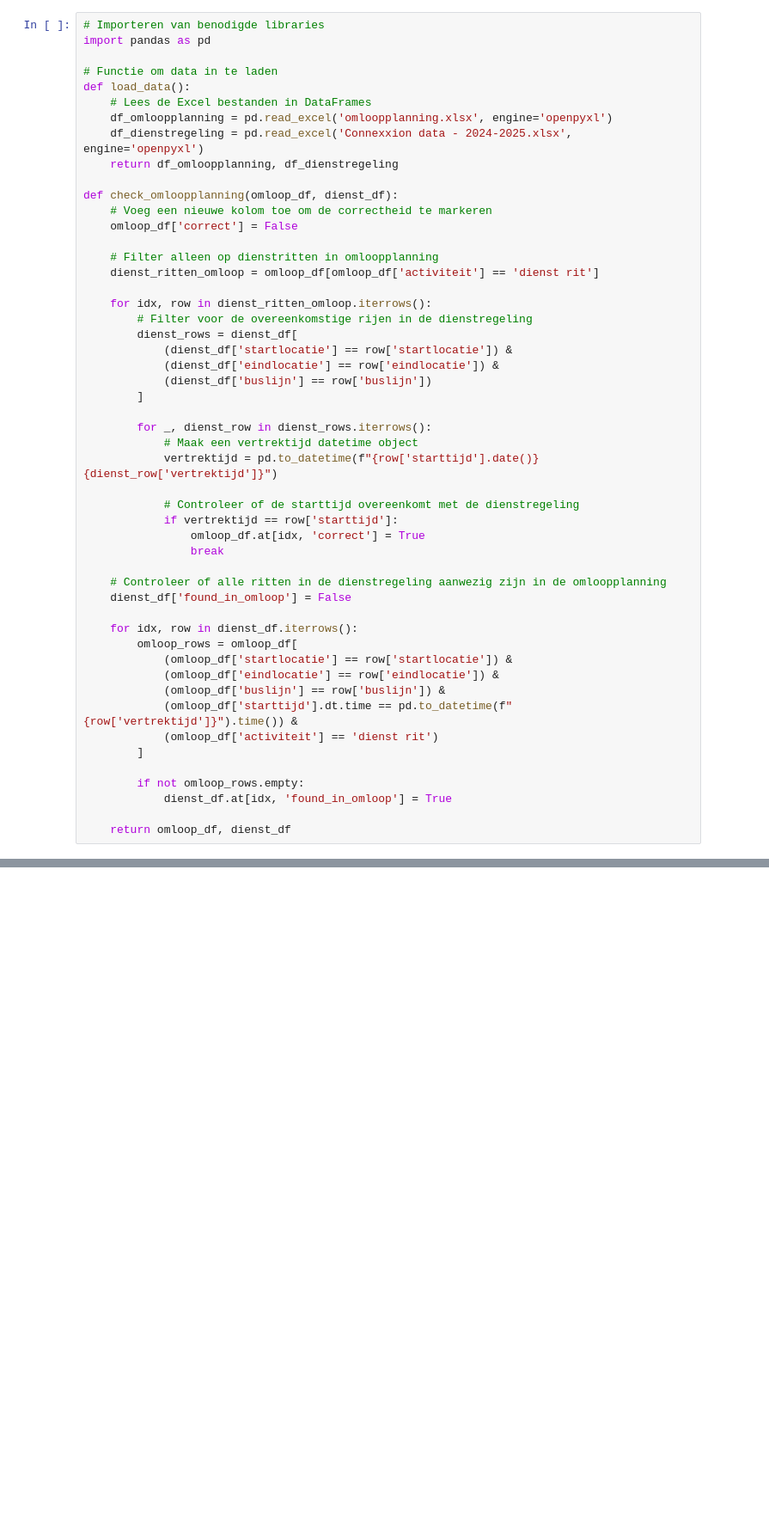
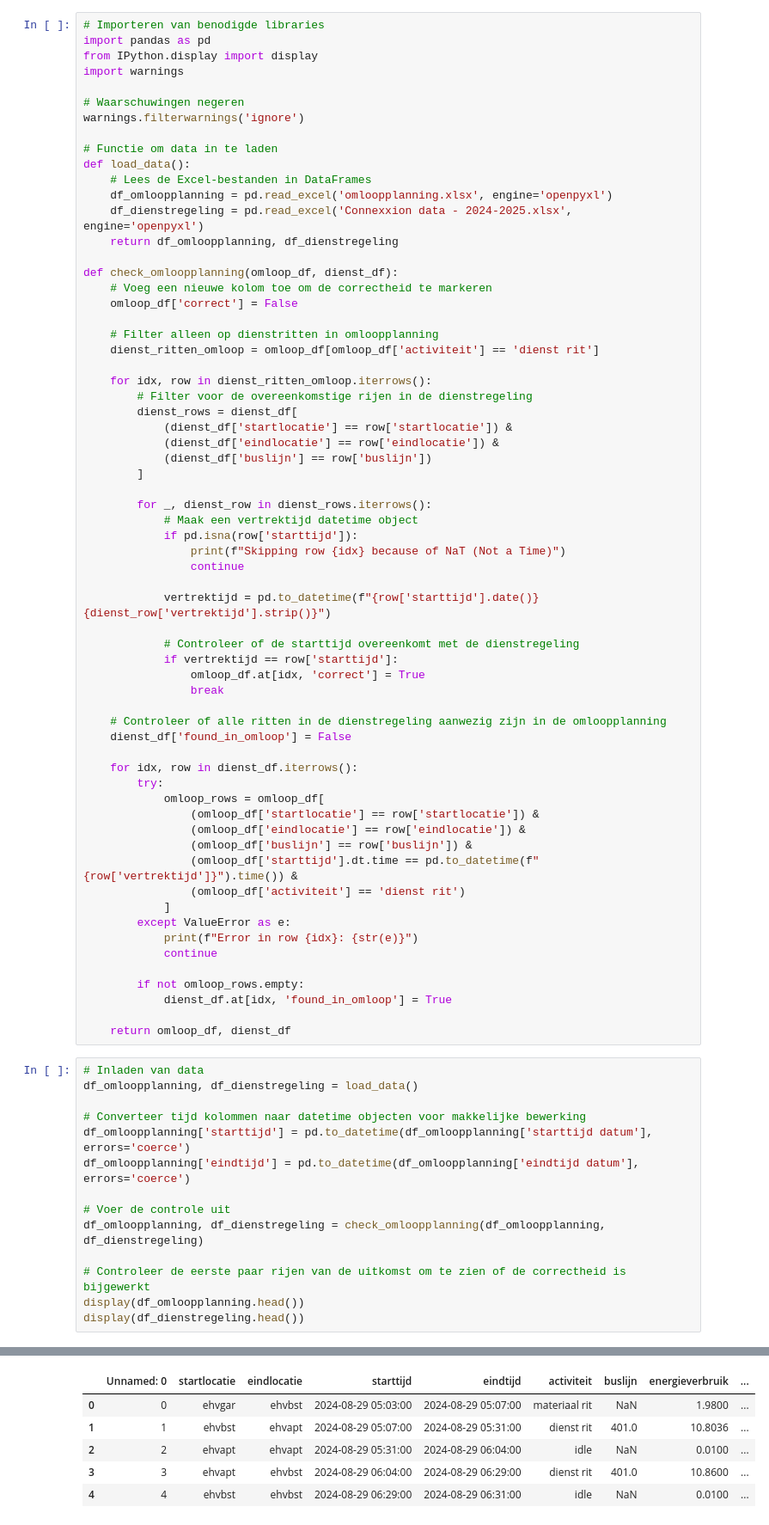
Before and after one commit to stijnvdbeek/Project-5, a Jupyter notebook: Omloopplanning correctie bepalen.ipynb, the cells around one changed output, grey strips where cells are left out. Shown: that part at 86% size. Drawn from its saved outputs; the diff is of its cells as text; blank space fills up the shorter version.

Commit message:
constraints toegepast op omloopplanning

```diff
--- a/Omloopplanning correctie bepalen.ipynb
+++ b/Omloopplanning correctie bepalen.ipynb
@@ -1,10 +5,15 @@
 # %%
 # Importeren van benodigde libraries
 import pandas as pd
+from IPython.display import display
+import warnings
+
+# Waarschuwingen negeren
+warnings.filterwarnings('ignore')
 
 # Functie om data in te laden
 def load_data():
-    # Lees de Excel bestanden in DataFrames
+    # Lees de Excel-bestanden in DataFrames
     df_omloopplanning = pd.read_excel('omloopplanning.xlsx', engine='openpyxl')
     df_dienstregeling = pd.read_excel('Connexxion data - 2024-2025.xlsx', engine='openpyxl')
     return df_omloopplanning, df_dienstregeling
@@ -26,7 +35,11 @@ def check_omloopplanning(omloop_df, dienst_df):
 
         for _, dienst_row in dienst_rows.iterrows():
             # Maak een vertrektijd datetime object
-            vertrektijd = pd.to_datetime(f"{row['starttijd'].date()} {dienst_row['vertrektijd']}")
+            if pd.isna(row['starttijd']):
+                print(f"Skipping row {idx} because of NaT (Not a Time)")
+                continue
+
+            vertrektijd = pd.to_datetime(f"{row['starttijd'].date()} {dienst_row['vertrektijd'].strip()}")
 
             # Controleer of de starttijd overeenkomt met de dienstregeling
             if vertrektijd == row['starttijd']:
@@ -37,15 +50,34 @@ def check_omloopplanning(omloop_df, dienst_df):
     dienst_df['found_in_omloop'] = False
 
     for idx, row in dienst_df.iterrows():
-        omloop_rows = omloop_df[
-            (omloop_df['startlocatie'] == row['startlocatie']) &
-            (omloop_df['eindlocatie'] == row['eindlocatie']) &
-            (omloop_df['buslijn'] == row['buslijn']) &
-            (omloop_df['starttijd'].dt.time == pd.to_datetime(f"{row['vertrektijd']}").time()) &
-            (omloop_df['activiteit'] == 'dienst rit')
-        ]
+        try:
+            omloop_rows = omloop_df[
+                (omloop_df['startlocatie'] == row['startlocatie']) &
+                (omloop_df['eindlocatie'] == row['eindlocatie']) &
+                (omloop_df['buslijn'] == row['buslijn']) &
+                (omloop_df['starttijd'].dt.time == pd.to_datetime(f"{row['vertrektijd']}").time()) &
+                (omloop_df['activiteit'] == 'dienst rit')
+            ]
+        except ValueError as e:
+            print(f"Error in row {idx}: {str(e)}")
+            continue
 
         if not omloop_rows.empty:
             dienst_df.at[idx, 'found_in_omloop'] = True
 
     return omloop_df, dienst_df
+# %%
+# Inladen van data
+df_omloopplanning, df_dienstregeling = load_data()
+
+# Converteer tijd kolommen naar datetime objecten voor makkelijke bewerking
+df_omloopplanning['starttijd'] = pd.to_datetime(df_omloopplanning['starttijd datum'], errors='coerce')
+df_omloopplanning['eindtijd'] = pd.to_datetime(df_omloopplanning['eindtijd datum'], errors='coerce')
+
+# Voer de controle uit
+df_omloopplanning, df_dienstregeling = check_omloopplanning(df_omloopplanning, df_dienstregeling)
+
+# Controleer de eerste paar rijen van de uitkomst om te zien of de correctheid is bijgewerkt
+display(df_omloopplanning.head())
+display(df_dienstregeling.head())
+# %% [output]
@@ -51,0 +85,6 @@ def check_omloopplanning(omloop_df, dienst_df):
+|  | Unnamed: 0 | startlocatie | eindlocatie | starttijd | eindtijd | activiteit | buslijn | energieverbruik | ... |
+| 0 | 0 | ehvgar | ehvbst | 2024-08-29 05:03:00 | 2024-08-29 05:07:00 | materiaal rit | NaN | 1.9800 | ... |
+| 1 | 1 | ehvbst | ehvapt | 2024-08-29 05:07:00 | 2024-08-29 05:31:00 | dienst rit | 401.0 | 10.8036 | ... |
+| 2 | 2 | ehvapt | ehvapt | 2024-08-29 05:31:00 | 2024-08-29 06:04:00 | idle | NaN | 0.0100 | ... |
+| 3 | 3 | ehvapt | ehvbst | 2024-08-29 06:04:00 | 2024-08-29 06:29:00 | dienst rit | 401.0 | 10.8600 | ... |
+| 4 | 4 | ehvbst | ehvbst | 2024-08-29 06:29:00 | 2024-08-29 06:31:00 | idle | NaN | 0.0100 | ... |
```
Also changed, not shown: parts of 16 cells of this notebook, 1 other file.
